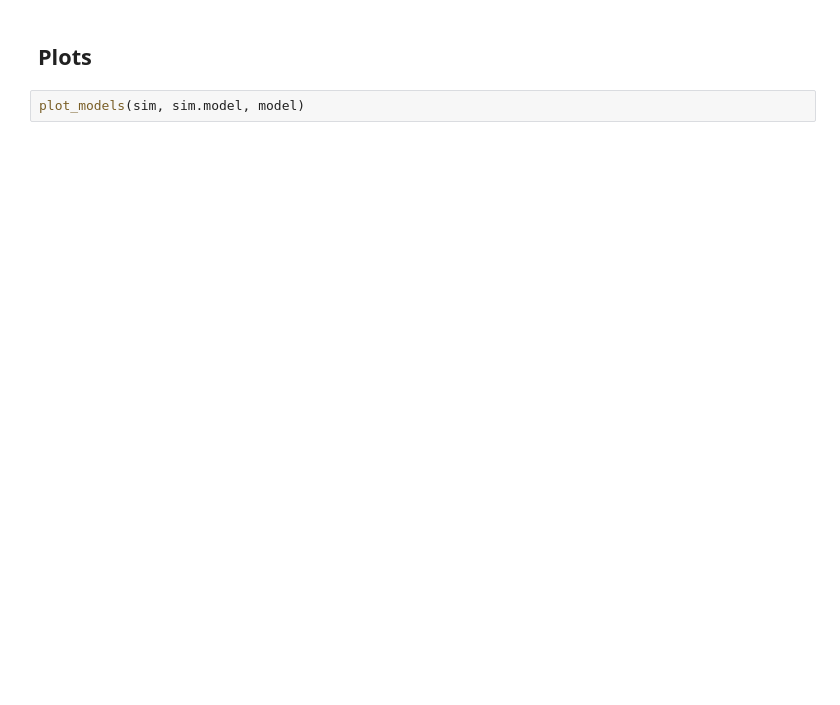
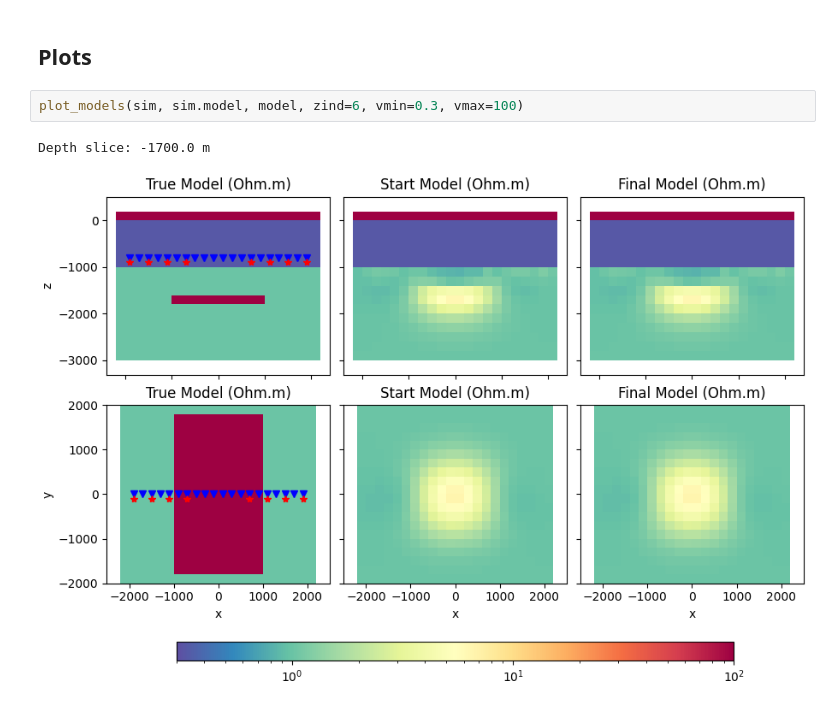
Before and after one commit to emsig/devInv, a Jupyter notebook: emg3d-pygimli/SimPEG-Model.ipynb, the cells around one changed output. Saved outputs shown, nothing was run; the diff lists cells and outputs as text; blank space fills up the shorter version.

Commit message:
Run two models

```diff
--- a/emg3d-pygimli/SimPEG-Model.ipynb
+++ b/emg3d-pygimli/SimPEG-Model.ipynb
@@ -58,6 +73,9 @@ INV.run(
 # %% [markdown]
 ## Plots
 # %%
-plot_models(sim, sim.model, model)
+plot_models(sim, sim.model, model, zind=6, vmin=0.3, vmax=100)
+# %% [output]
+Depth slice: -1700.0 m
+[figure, added]
 # %%
 plot_responses(sim)
```
Also changed, not shown: parts of 5 cells of this notebook, 1 other file.
